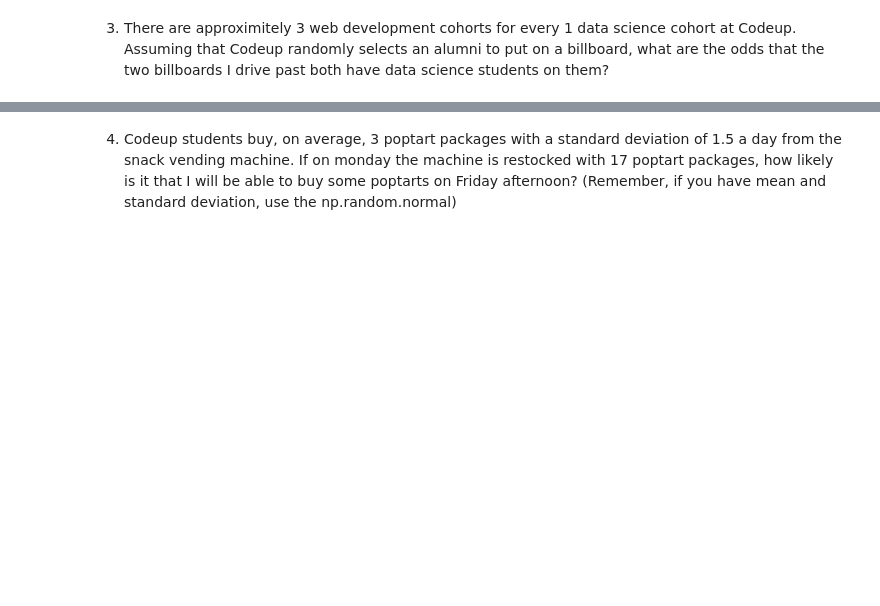
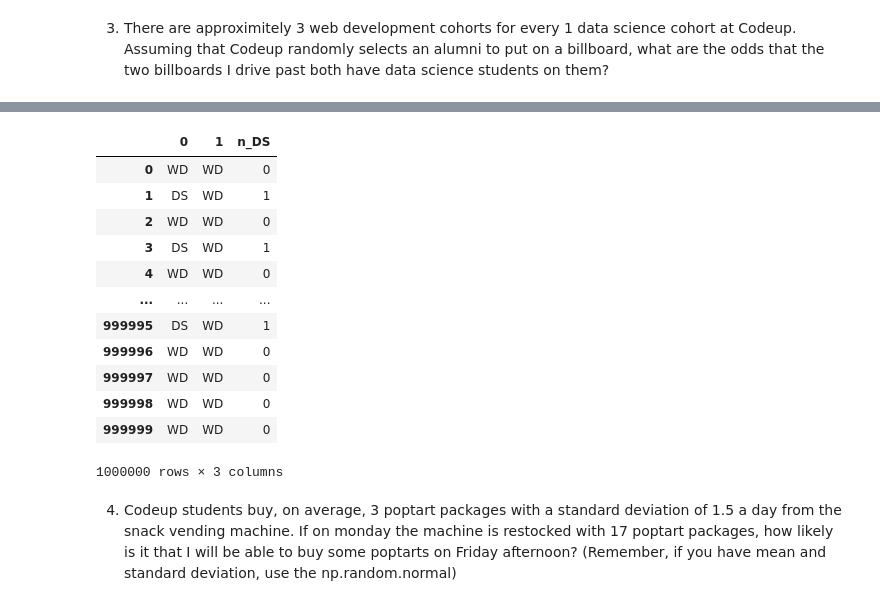
Before and after one commit to stephenfitzsimon/statistics-exercises, a Jupyter notebook: simulation.ipynb, the cells around one changed output, grey strips where cells are left out. Drawn from its saved outputs; the diff is of its cells as text; code cells hidden in the pictures; blank space fills up the shorter version.

```diff
--- a/simulation.ipynb
+++ b/simulation.ipynb
@@ -81,3 +118,23 @@ array([[0.85425235, 0.13785384, 0.66182168, ..., 0.12709319, 0.40816526,
+# %%
+# with dataframes
+billboards = np.random.choice(['WD', 'DS'], p=[0.75, 0.25], size = (n_ads, n_drivebys))
+billboards = pd.DataFrame(billboards)
+billboards['n_DS'] = (billboards == 'DS').sum(axis = 1)
+billboards
+# %% [output]
+|  | 0 | 1 | n_DS |
+| 0 | WD | WD | 0 |
+| 1 | DS | WD | 1 |
+| 2 | WD | WD | 0 |
+| 3 | DS | WD | 1 |
+| 4 | WD | WD | 0 |
+| ... | ... | ... | ... |
+| 999995 | DS | WD | 1 |
+| 999996 | WD | WD | 0 |
+| 999997 | WD | WD | 0 |
+| 999998 | WD | WD | 0 |
+| 999999 | WD | WD | 0 |
+1000000 rows × 3 columns
 # %% [markdown]
 4. Codeup students buy, on average, 3 poptart packages with a standard deviation of 1.5 a day from the snack vending machine. If on monday the machine is restocked with 17 poptart packages, how likely is it that I will be able to buy some poptarts on Friday afternoon? (Remember, if you have mean and standard deviation, use the np.random.normal)
 # %%
```
Also changed, not shown: parts of 49 cells of this notebook, 2 other files.
